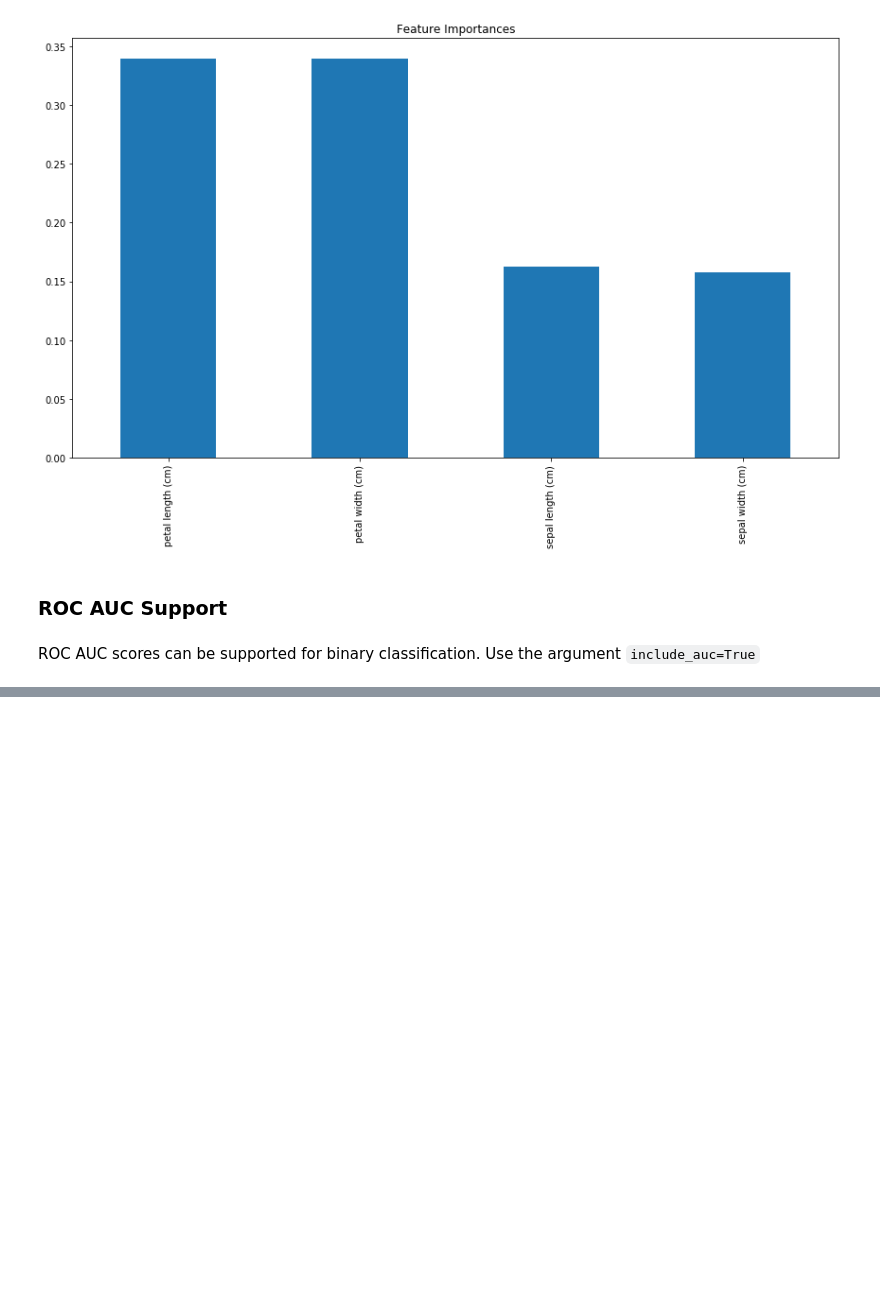
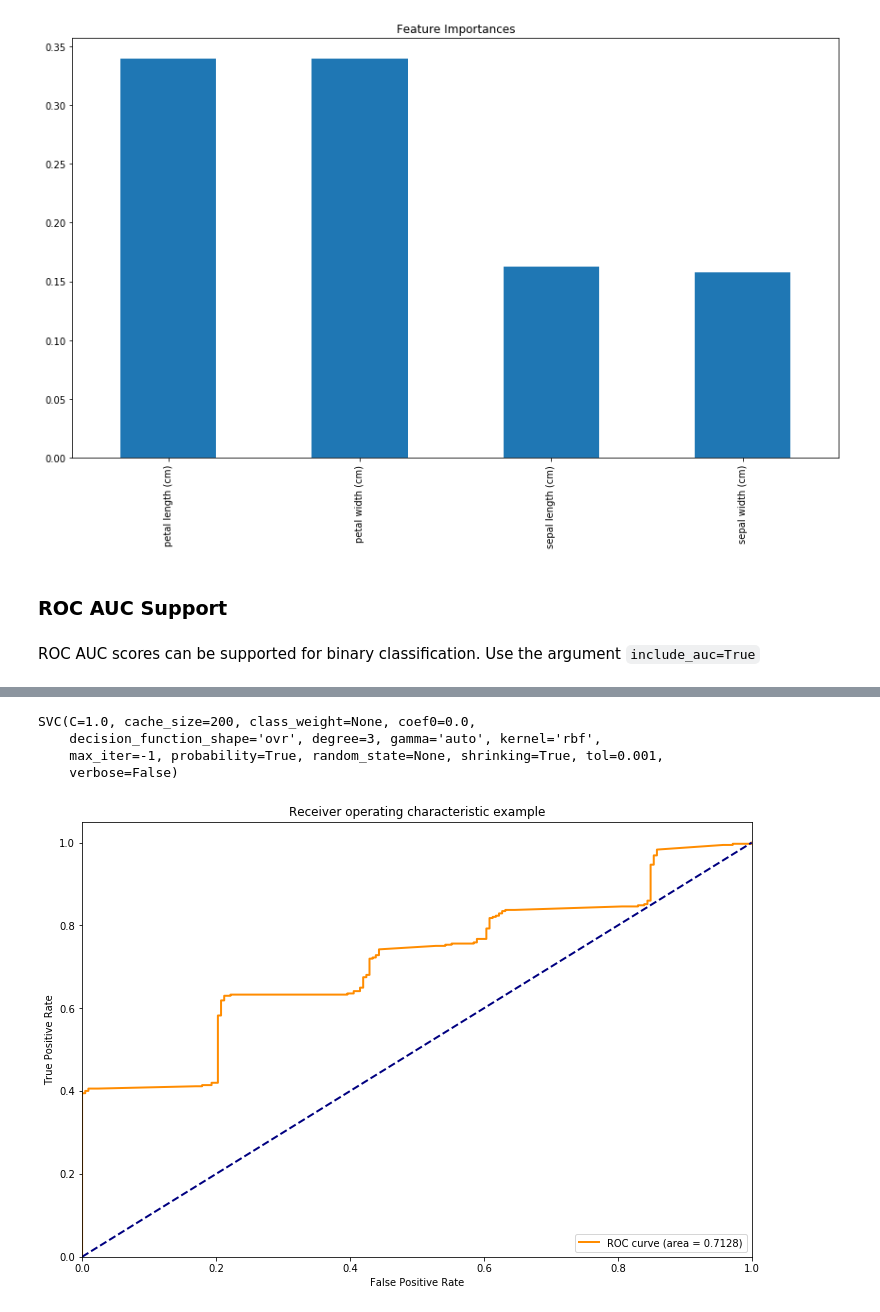
Before and after one commit to Shampjeff/Personal_Projects, a Jupyter notebook: ml_test_tool_example.ipynb, the cells around one changed output, grey strips where cells are left out. Saved outputs shown, nothing was run; the diff lists cells and outputs as text; code cells hidden in the pictures; blank space fills up the shorter version.

Commit message:
ROC plot

```diff
--- a/ml_test_tool_example.ipynb
+++ b/ml_test_tool_example.ipynb
@@ -215,0 +217,8 @@ test_ml.rank_top_performers(metric='auc')
+# %%
+test_ml.plot_ROC(0)
+# %% [output]
+SVC(C=1.0, cache_size=200, class_weight=None, coef0=0.0,
+    decision_function_shape='ovr', degree=3, gamma='auto', kernel='rbf',
+    max_iter=-1, probability=True, random_state=None, shrinking=True, tol=0.001,
+    verbose=False)
+[figure, added]
```
Also changed, not shown: parts of 5 cells of this notebook, 1 other file.
